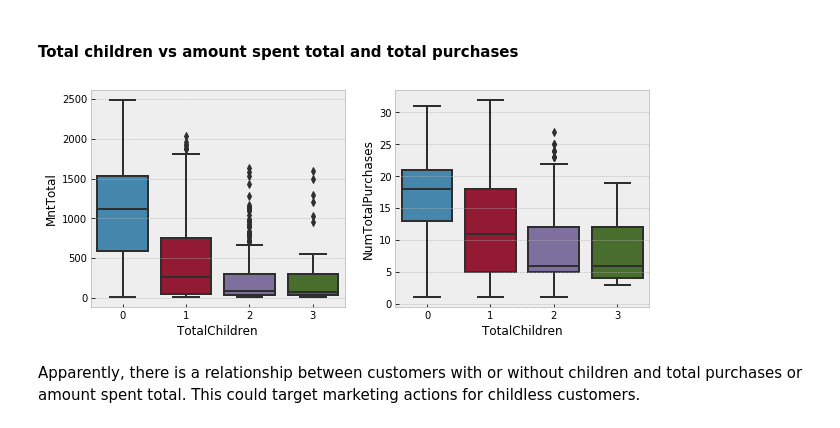
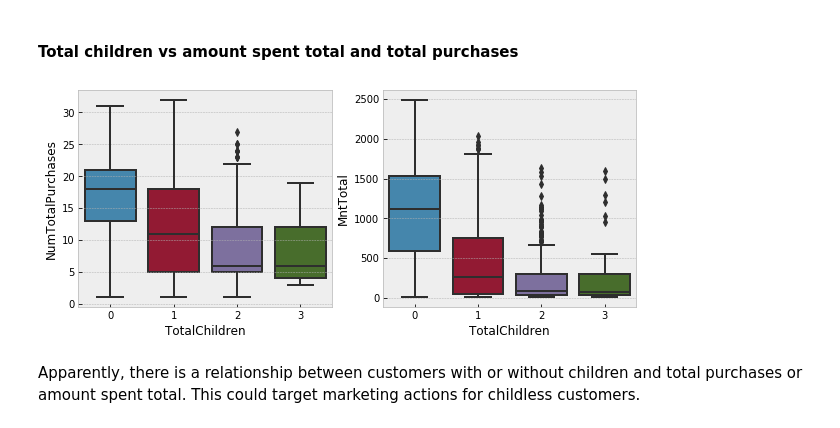
Before and after one commit to Danielgmelo/ifood, a Jupyter notebook: my_project/notebooks/eda/customers.ipynb, the cells around one changed output. Saved outputs shown, nothing was run; the diff lists cells and outputs as text; code cells hidden in the pictures.

```diff
--- a/my_project/notebooks/eda/customers.ipynb
+++ b/my_project/notebooks/eda/customers.ipynb
@@ -477,10 +477,10 @@ Apparently, those who buy more products also buy more in terms of revenue.
 # %%
 fig, (ax, ax1) = plt.subplots(1,2, figsize=(10,4))
 
-sns.boxplot(x=df['TotalChildren'], y=df['MntTotal'], ax=ax)
-sns.boxplot(x=df['TotalChildren'], y=df['NumTotalPurchases'], ax=ax1);
+sns.boxplot(x=df['TotalChildren'], y=df['NumTotalPurchases'], ax=ax)
+sns.boxplot(x=df['TotalChildren'], y=df['MntTotal'], ax=ax1);
 # %% [output]
-[figure, old version]
+[figure, new version]
 # %% [markdown]
 Apparently, there is a relationship between customers with or without children and total purchases or amount spent total. This could target marketing actions for childless customers.
 # %% [markdown]
```
Also changed, not shown: parts of 2 cells of this notebook, 3 other files.
